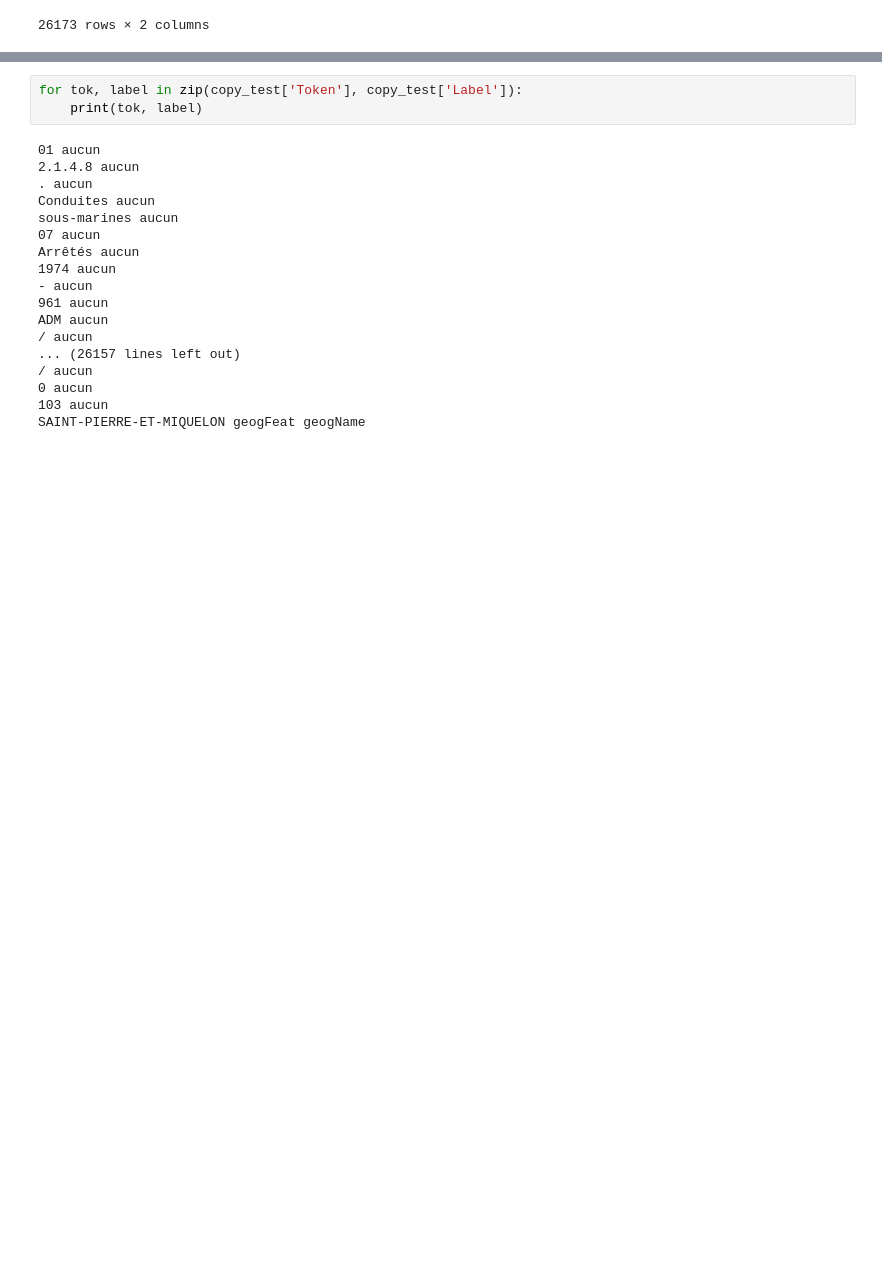
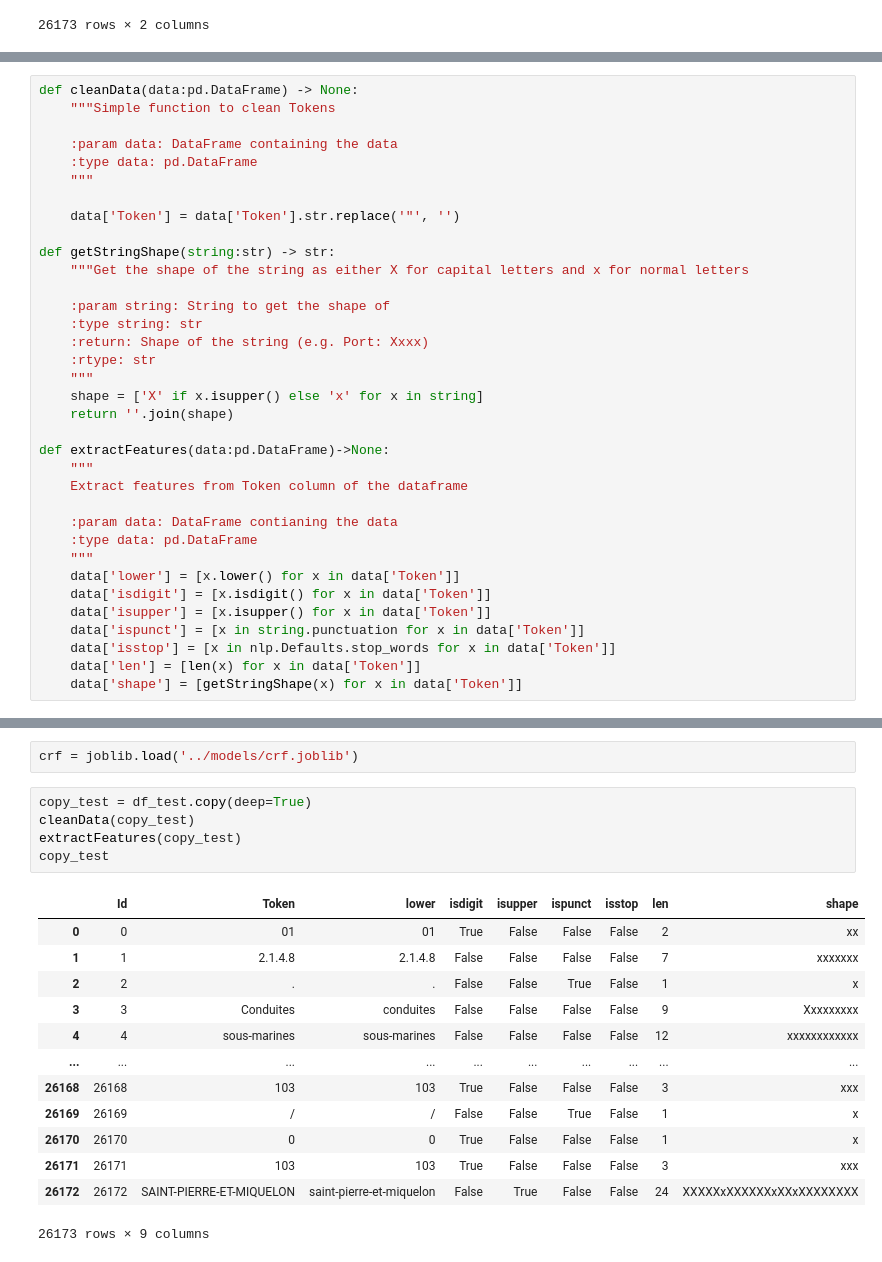
Before and after one commit to nicolasgutehrle/DefiTextmineCRIT, a Jupyter notebook: exploration/pipeline.ipynb, the cells around one changed output, grey strips where cells are left out. Cells and saved outputs as stored; diff of their text form; blank space fills up the shorter version.

```diff
--- a/exploration/pipeline.ipynb
+++ b/exploration/pipeline.ipynb
@@ -347,0 +350,35 @@ submission
+# %%
+def cleanData(data:pd.DataFrame) -> None:
+    """Simple function to clean Tokens
+
+    :param data: DataFrame containing the data
+    :type data: pd.DataFrame
+    """
+
+    data['Token'] = data['Token'].str.replace('"', '')
+
+def getStringShape(string:str) -> str:
+    """Get the shape of the string as either X for capital letters and x for normal letters
+
+    :param string: String to get the shape of
+    :type string: str
+    :return: Shape of the string (e.g. Port: Xxxx)
+    :rtype: str
+    """
+    shape = ['X' if x.isupper() else 'x' for x in string]
+    return ''.join(shape)
+
+def extractFeatures(data:pd.DataFrame)->None:
+    """
+    Extract features from Token column of the dataframe
+
+    :param data: DataFrame contianing the data
+    :type data: pd.DataFrame
+    """
+    data['lower'] = [x.lower() for x in data['Token']]
+    data['isdigit'] = [x.isdigit() for x in data['Token']]
+    data['isupper'] = [x.isupper() for x in data['Token']]
+    data['ispunct'] = [x in string.punctuation for x in data['Token']]
+    data['isstop'] = [x in nlp.Defaults.stop_words for x in data['Token']]
+    data['len'] = [len(x) for x in data['Token']]
+    data['shape'] = [getStringShape(x) for x in data['Token']]
@@ -388,21 +422,21 @@ copy_test = final_model.predict(df_test)
-# %%
-for tok, label in zip(copy_test['Token'], copy_test['Label']):
-    print(tok, label)
-# %% [output]
-01 aucun
-2.1.4.8 aucun
-. aucun
-Conduites aucun
-sous-marines aucun
-07 aucun
-Arrêtés aucun
-1974 aucun
-- aucun
-961 aucun
-ADM aucun
-/ aucun
-... (26157 lines left out)
-/ aucun
-0 aucun
-103 aucun
-SAINT-PIERRE-ET-MIQUELON geogFeat geogName
+# %%
+crf = joblib.load('../models/crf.joblib')
+# %%
+copy_test = df_test.copy(deep=True)
+cleanData(copy_test)
+extractFeatures(copy_test)
+copy_test
+# %% [output]
+|  | Id | Token | lower | isdigit | isupper | ispunct | isstop | len | shape |
+| 0 | 0 | 01 | 01 | True | False | False | False | 2 | xx |
+| 1 | 1 | 2.1.4.8 | 2.1.4.8 | False | False | False | False | 7 | xxxxxxx |
+| 2 | 2 | . | . | False | False | True | False | 1 | x |
+| 3 | 3 | Conduites | conduites | False | False | False | False | 9 | Xxxxxxxxx |
+| 4 | 4 | sous-marines | sous-marines | False | False | False | False | 12 | xxxxxxxxxxxx |
+| ... | ... | ... | ... | ... | ... | ... | ... | ... | ... |
+| 26168 | 26168 | 103 | 103 | True | False | False | False | 3 | xxx |
+| 26169 | 26169 | / | / | False | False | True | False | 1 | x |
+| 26170 | 26170 | 0 | 0 | True | False | False | False | 1 | x |
+| 26171 | 26171 | 103 | 103 | True | False | False | False | 3 | xxx |
+| 26172 | 26172 | SAINT-PIERRE-ET-MIQUELON | saint-pierre-et-miquelon | False | True | False | False | 24 | XXXXXxXXXXXXxXXxXXXXXXXX |
+26173 rows × 9 columns
```
Also changed, not shown: parts of 13 cells of this notebook, 5 other files.
